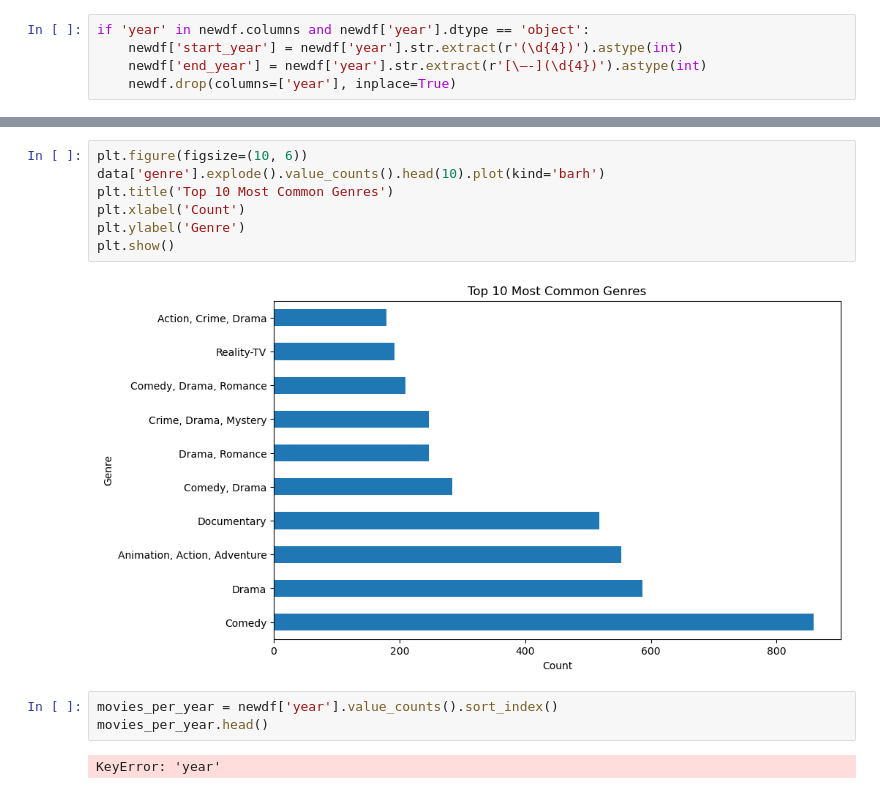
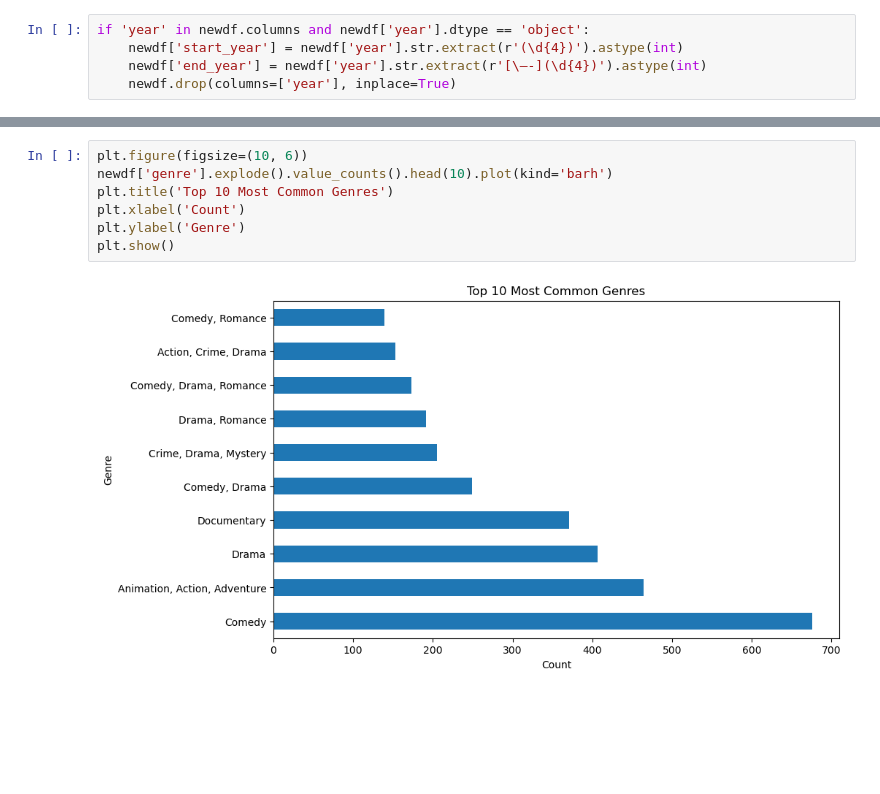
Before and after one commit to myrabel/LUX, a Jupyter notebook: Capstone/IMDB.ipynb, the cells around one changed output, grey strips where cells are left out. Drawn from its saved outputs; the diff is of its cells as text; blank space fills up the shorter version.

```diff
--- a/Capstone/IMDB.ipynb
+++ b/Capstone/IMDB.ipynb
@@ -141,14 +140,9 @@ plt.show()
 # %%
 plt.figure(figsize=(10, 6))
-data['genre'].explode().value_counts().head(10).plot(kind='barh')
+newdf['genre'].explode().value_counts().head(10).plot(kind='barh')
 plt.title('Top 10 Most Common Genres')
 plt.xlabel('Count')
 plt.ylabel('Genre')
 plt.show()
 # %% [output]
-[figure, old version]
+[figure, new version]
-# %%
-movies_per_year = newdf['year'].value_counts().sort_index()
-movies_per_year.head()
-# %% [output]
-KeyError: 'year'
```
Also changed, not shown: parts of 15 cells of this notebook.
